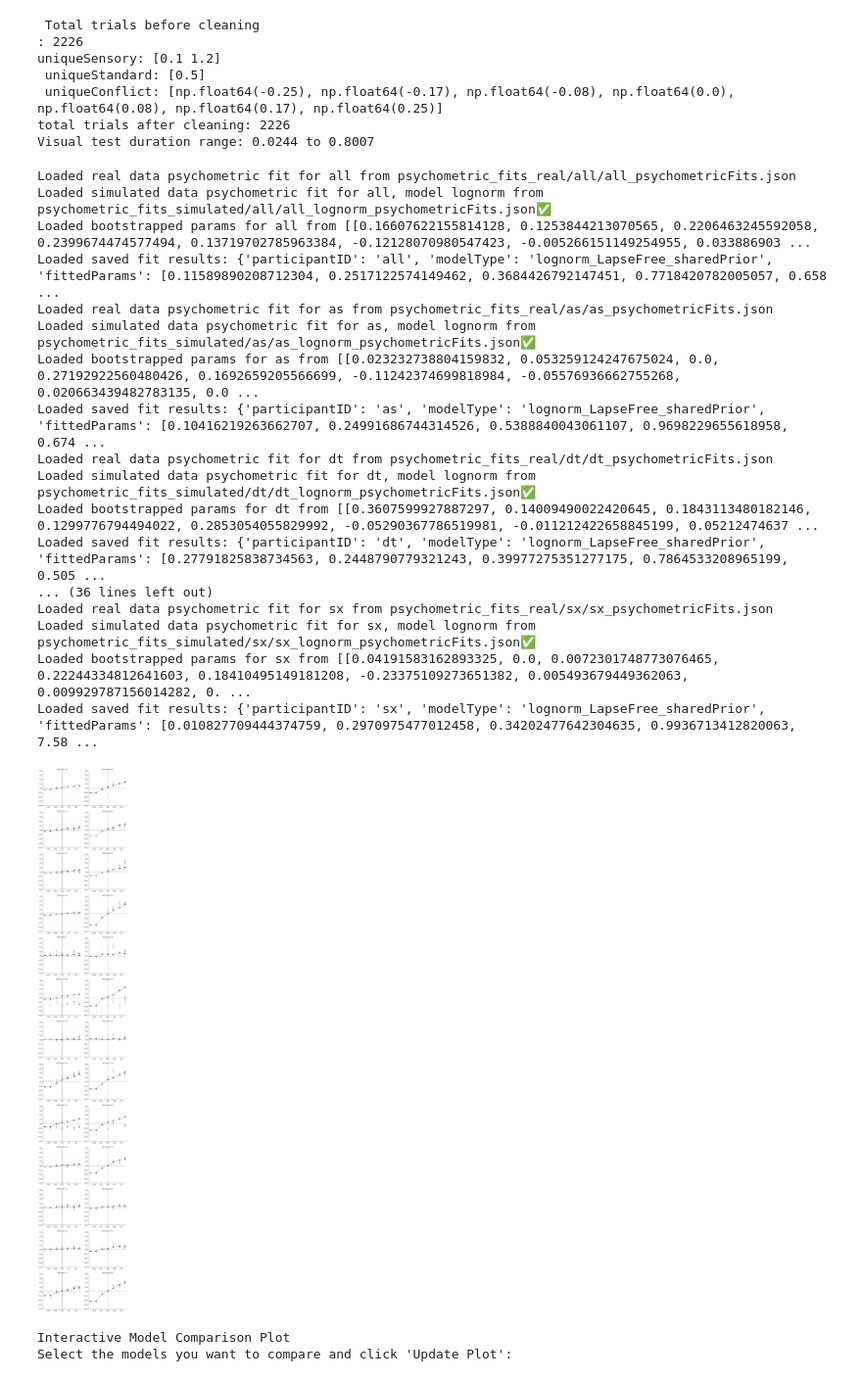
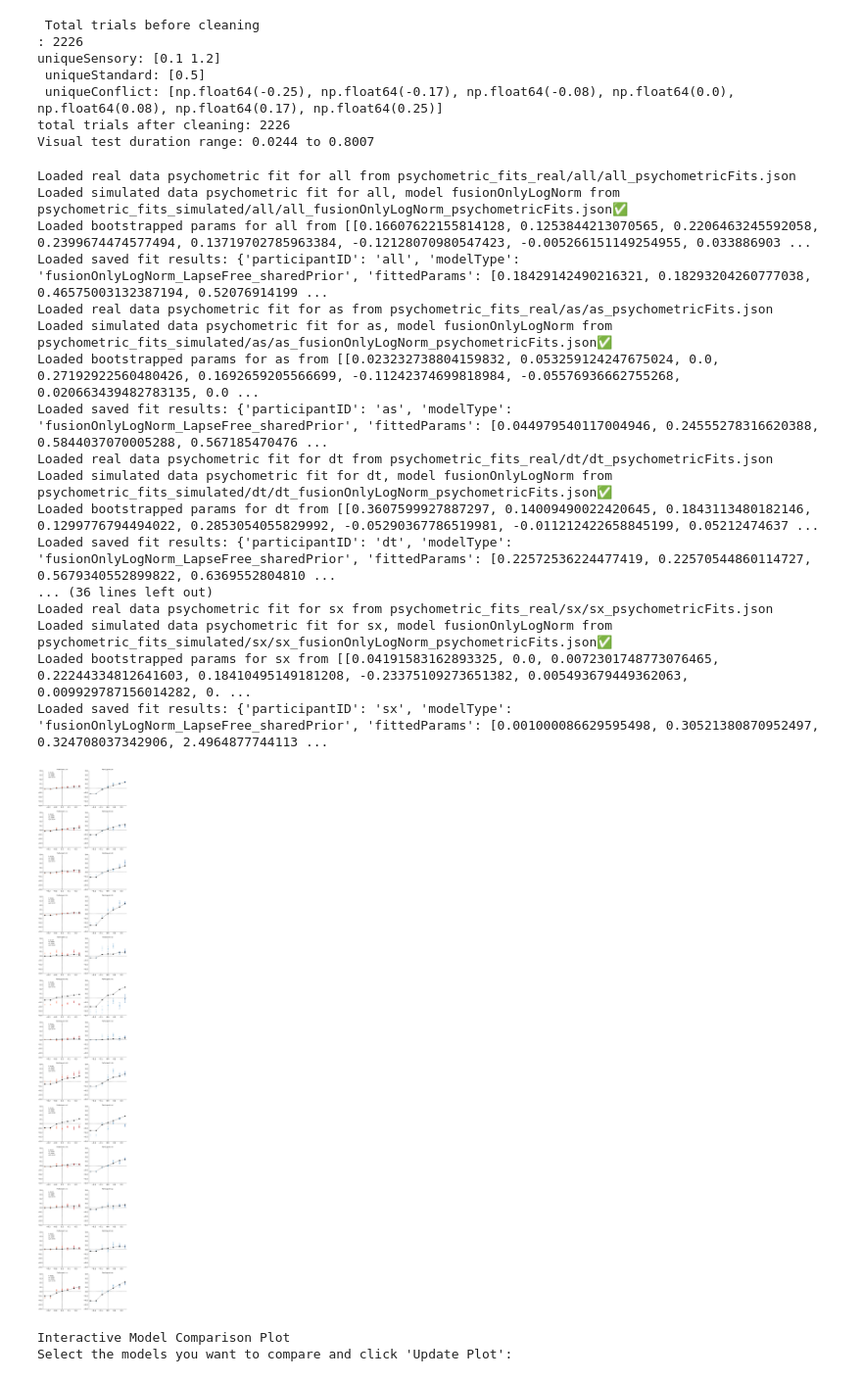
Before and after one commit to omeryildiran/av-dur-estimation, a Jupyter notebook: plotAllModelFits.ipynb, the cells around one changed output. Shown: that part at 98% size. Drawn from its saved outputs; the diff is of its cells as text; code cells hidden in the pictures.

```diff
--- a/plotAllModelFits.ipynb
+++ b/plotAllModelFits.ipynb
@@ -262,7 +262,7 @@ lenSubjs=len(participantIds)
 lenModels=len(modelTypes)
 plt.figure(figsize=(12,6*lenSubjs))
 for pNum,participantID in enumerate(participantIds):
-    for modelType in ["lognorm_sharedPrior"]:#modelTypes:
+    for modelType in ["fusionOnlyLogNorm"]:#modelTypes:
         modelType=modelType.split("_")[0]
         # 1- read psychometric fits for real data
         real_fit_path = os.path.join("psychometric_fits_real", participantID.split('_')[0], f"{participantID}_psychometricFits.json")
@@ -313,25 +313,32 @@ for pNum,participantID in enumerate(participantIds):
         mc_fitter.bic= res['BIC']
         mc_fitter.nDataPoints= res['n_conditions']
 
-
-
-
-        # modelFitPath=participantID+"_"+modelType+"_LapseFree_sharedPrior_fit.json"
-        # modelFitFullPath=os.path.join("model_fits", participantID.split('_')[0], modelFitPath)
-        # try:
-        #     with open(modelFitFullPath, 'r') as f:
-        #         model_fit = json.load(f)
-        #     print(f"Loaded model fit for {participantID}, model {modelType} from {modelFitFullPath}✅")
-        # except Exception as e:
-        #     print(f"Error loading model fit for {participantID}, model {modelType} from {modelFitFullPath}: {e}\n❗")
-        # fitParams=model_fit['fittedParams']
-
-
+        # plt.text(-1,0.4,f" Subj: {participantID},  Model: {modelType}")
+        # for i in range(len(mc_fitter.modelFit)):
+        #     plt.text(-1,0.35-(i*0.05),f" Param {i}: {mc_fitter.modelFit[i]:.4f}")
         # proceed to plot all fits together
         for j, audioNoiseLevel in enumerate(sorted(mc_fitter.uniqueSensory)):
             conflict_levels = []
             mu_models=[]
+                # also plot mc_fitter.modelFit as a text on the plot getParamsCausal
+            plt.subplot(lenSubjs,2 ,(pNum*2)+(j+1))
+            if j==0:
+                #plt.text(0.05, 0.9-(k*0.05), f"Conflict: {conflictLevel}ms", transform=plt.gca().transAxes, fontsize=10)
+                plt.text(-0.2, 0.2,
+                        f"λ: {mc_fitter.modelFit[0]:.3f}\n" +
+                        f"$\sigma_a$: {mc_fitter.modelFit[1]:.3f}\n" +
+                            f"$\sigma_v$: {mc_fitter.modelFit[2]:.3f}\n" +
+                            f"p_c: {mc_fitter.modelFit[3]:.3f}\n" +
+                            f"$\sigma_a2$ : {mc_fitter.modelFit[4]:.3f}\n"+
+                            f"$\lambda_2$ : {mc_fitter.modelFit[5]:.3f}\n"+
+                            f"$\lambda_3$: {mc_fitter.modelFit[6]:.3f}",
+
+                )
+
             for k, conflictLevel in enumerate(mc_fitter.uniqueConflict):
+
+
+
                 conflict_levels.append(conflictLevel)
                 plt.subplot(lenSubjs,2 ,(pNum*2)+(j+1))
                 plt.title(f"Participant: {participantID}")
@@ -351,6 +358,7 @@ for pNum,participantID in enumerate(participantIds):
                     color = sns.color_palette("Blues", as_cmap=True)(0.2+ 0.8 * (k / len(mc_fitter.uniqueConflict)))
 
                 plt.errorbar(conflictLevel, np.mean(bootMus), yerr=np.std(bootMus), color=color, fmt='o', capsize=5, alpha=1)
+
                 paramsSimDf = mc_fitter.getParams(sim_fit['fitParams'], conflictLevel, audioNoiseLevel)  # lambda mu sigma
 
                 muModel = paramsSimDf[1]
@@ -364,42 +372,42 @@ for pNum,participantID in enumerate(participantIds):
                 plt.axhline(y=0, color='gray', linestyle='--')
                 plt.axvline(x=0, color='gray', linestyle='--')
                 plt.ylim(-0.4, 0.4)
                 #plt.title(f"{self.dataName} AV,A Duration Comp. Noise: {audioNoiseLevel}", fontsize=16)
 
                 plt.xticks(fontsize=14)
                 plt.yticks(fontsize=14)
                 ax = plt.gca()
                 ax.spines['top'].set_visible(False)
                 ax.spines['right'].set_visible(False)
                 #ax.spines['bottom'].set_visible(False)
 
             # Convert lists to arrays and sort them for a proper line plot
             conflict_levels = np.array(conflict_levels)
             mu_models = np.array(mu_models)
 
             sorted_indices = np.argsort(conflict_levels)
             conflict_levels_sorted = conflict_levels[sorted_indices]
             mu_models_sorted = mu_models[sorted_indices]
             plt.plot(conflict_levels_sorted, mu_models_sorted, color="black", alpha=0.7, linestyle='--')
 # %% [output]
 Loaded real data psychometric fit for all from psychometric_fits_real/all/all_psychometricFits.json
-Loaded simulated data psychometric fit for all, model lognorm from psychometric_fits_simulated/all/all_lognorm_psychometricFits.json✅
+Loaded simulated data psychometric fit for all, model fusionOnlyLogNorm from psychometric_fits_simulated/all/all_fusionOnlyLogNorm_psychometricFits.json✅
 Loaded bootstrapped params for all from [[0.16607622155814128, 0.1253844213070565, 0.2206463245592058, 0.2399674474577494, 0.13719702785963384, -0.12128070980547423, -0.005266151149254955, 0.033886903 ...
-Loaded saved fit results: {'participantID': 'all', 'modelType': 'lognorm_LapseFree_sharedPrior', 'fittedParams': [0.11589890208712304, 0.2517122574149462, 0.3684426792147451, 0.7718420782005057, 0.658 ...
+Loaded saved fit results: {'participantID': 'all', 'modelType': 'fusionOnlyLogNorm_LapseFree_sharedPrior', 'fittedParams': [0.18429142490216321, 0.18293204260777038, 0.46575003132387194, 0.52076914199 ...
 Loaded real data psychometric fit for as from psychometric_fits_real/as/as_psychometricFits.json
-Loaded simulated data psychometric fit for as, model lognorm from psychometric_fits_simulated/as/as_lognorm_psychometricFits.json✅
+Loaded simulated data psychometric fit for as, model fusionOnlyLogNorm from psychometric_fits_simulated/as/as_fusionOnlyLogNorm_psychometricFits.json✅
 Loaded bootstrapped params for as from [[0.023232738804159832, 0.053259124247675024, 0.0, 0.27192922560480426, 0.1692659205566699, -0.11242374699818984, -0.05576936662755268, 0.020663439482783135, 0.0 ...
-Loaded saved fit results: {'participantID': 'as', 'modelType': 'lognorm_LapseFree_sharedPrior', 'fittedParams': [0.10416219263662707, 0.24991686744314526, 0.5388840043061107, 0.9698229655618958, 0.674 ...
+Loaded saved fit results: {'participantID': 'as', 'modelType': 'fusionOnlyLogNorm_LapseFree_sharedPrior', 'fittedParams': [0.044979540117004946, 0.24555278316620388, 0.5844037070005288, 0.567185470476 ...
 Loaded real data psychometric fit for dt from psychometric_fits_real/dt/dt_psychometricFits.json
-Loaded simulated data psychometric fit for dt, model lognorm from psychometric_fits_simulated/dt/dt_lognorm_psychometricFits.json✅
+Loaded simulated data psychometric fit for dt, model fusionOnlyLogNorm from psychometric_fits_simulated/dt/dt_fusionOnlyLogNorm_psychometricFits.json✅
 Loaded bootstrapped params for dt from [[0.3607599927887297, 0.14009490022420645, 0.1843113480182146, 0.1299776794494022, 0.2853054055829992, -0.05290367786519981, -0.011212422658845199, 0.05212474637 ...
-Loaded saved fit results: {'participantID': 'dt', 'modelType': 'lognorm_LapseFree_sharedPrior', 'fittedParams': [0.27791825838734563, 0.2448790779321243, 0.39977275351277175, 0.7864533208965199, 0.505 ...
+Loaded saved fit results: {'participantID': 'dt', 'modelType': 'fusionOnlyLogNorm_LapseFree_sharedPrior', 'fittedParams': [0.22572536224477419, 0.22570544860114727, 0.5679340552899822, 0.6369552804810 ...
 ... (36 lines left out)
 Loaded real data psychometric fit for sx from psychometric_fits_real/sx/sx_psychometricFits.json
-Loaded simulated data psychometric fit for sx, model lognorm from psychometric_fits_simulated/sx/sx_lognorm_psychometricFits.json✅
+Loaded simulated data psychometric fit for sx, model fusionOnlyLogNorm from psychometric_fits_simulated/sx/sx_fusionOnlyLogNorm_psychometricFits.json✅
 Loaded bootstrapped params for sx from [[0.04191583162893325, 0.0, 0.0072301748773076465, 0.22244334812641603, 0.18410495149181208, -0.23375109273651382, 0.005493679449362063, 0.009929787156014282, 0. ...
-Loaded saved fit results: {'participantID': 'sx', 'modelType': 'lognorm_LapseFree_sharedPrior', 'fittedParams': [0.010827709444374759, 0.2970975477012458, 0.34202477642304635, 0.9936713412820063, 7.58 ...
+Loaded saved fit results: {'participantID': 'sx', 'modelType': 'fusionOnlyLogNorm_LapseFree_sharedPrior', 'fittedParams': [0.001000086629595498, 0.30521380870952497, 0.324708037342906, 2.4964877744113 ...
-[figure, old version]
+[figure, new version]
 # %%
 # Interactive plotting with model selection
 import ipywidgets as widgets
```
Also changed, not shown: parts of 1 cell of this notebook, 6 other files.
